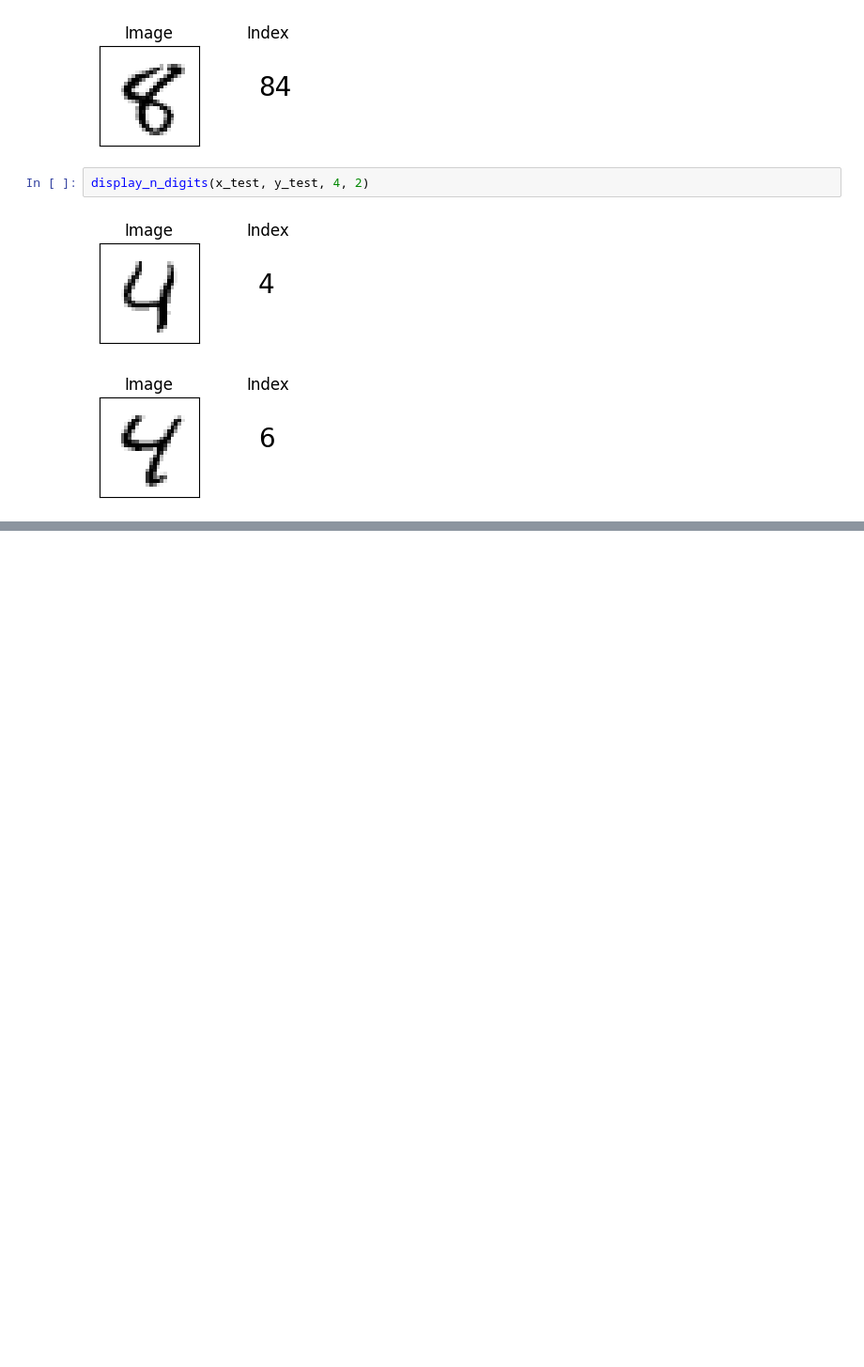
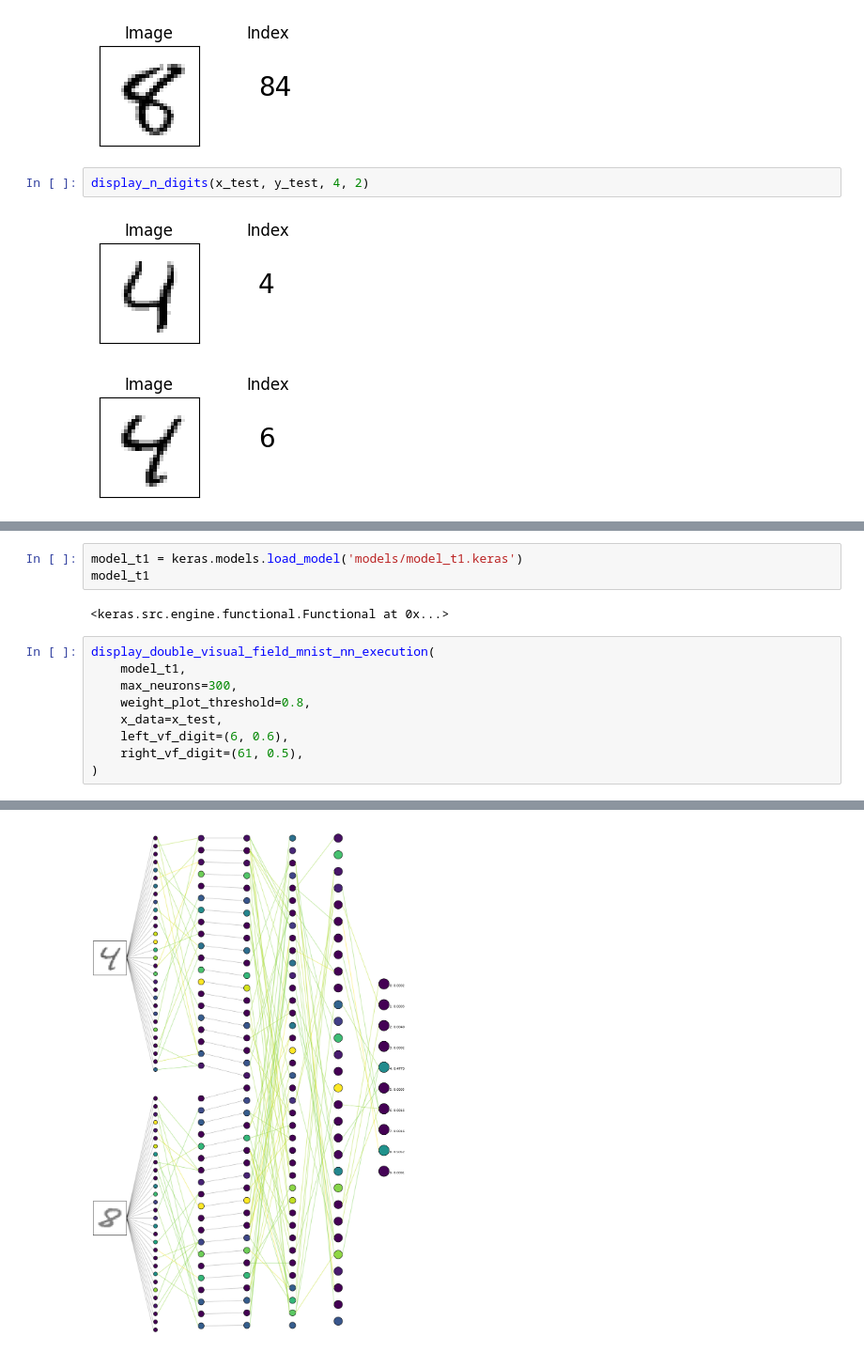
Before and after one commit to hugobbi/mnist-visual-fields, a Jupyter notebook: mnist_visual_fields_main.ipynb, the cells around one changed output, grey strips where cells are left out. Shown at 94% size. Cells and saved outputs as stored; diff of their text form; blank space fills up the shorter version.

Commit message:
Formatting code and generating output models

```diff
--- a/mnist_visual_fields_main.ipynb
+++ b/mnist_visual_fields_main.ipynb
@@ -890,3 +1108,18 @@ display_double_visual_field_mnist_nn_execution(model_t1, max_neurons=300, weight
 1/1 [==============================] - 0s 69ms/step
 1/1 [==============================] - 0s 113ms/step
 [figure]
+# %%
+model_t1 = keras.models.load_model('models/model_t1.keras')
+model_t1
+# %% [output]
+<keras.src.engine.functional.Functional at 0x...>
+# %%
+display_double_visual_field_mnist_nn_execution(
+    model_t1,
+    max_neurons=300,
+    weight_plot_threshold=0.8,
+    x_data=x_test,
+    left_vf_digit=(6, 0.6),
+    right_vf_digit=(61, 0.5),
+)
+# %% [output]
@@ -892,0 +1140 @@ display_double_visual_field_mnist_nn_execution(model_t1, max_neurons=300, weight
+[figure, added]
```
Also changed, not shown: parts of 23 cells of this notebook, 2 other files.
